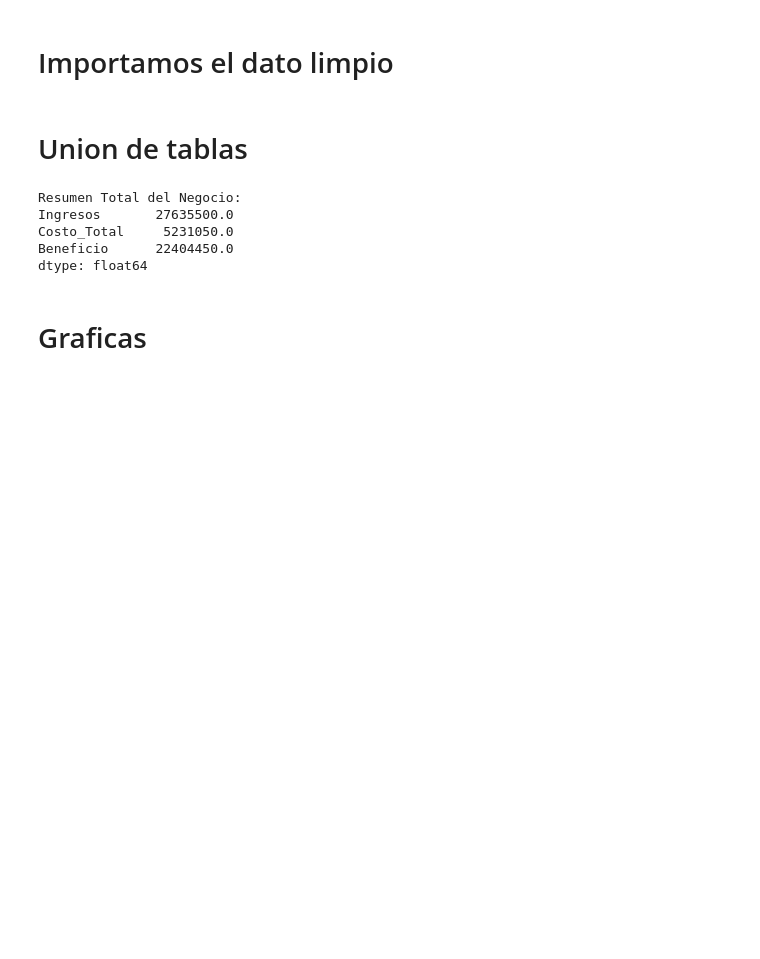
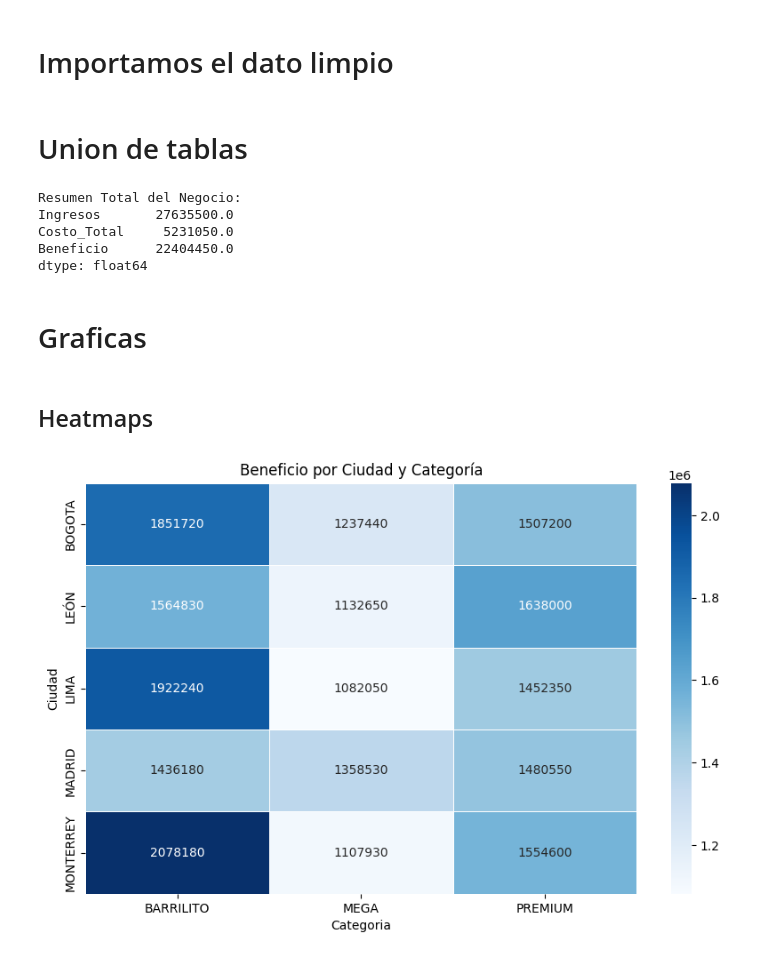
Before and after one commit to Vikorimperator/Retail_Modelo, a Jupyter notebook: 2.visualizacion _beneficios.ipynb, the cells around one changed output. Saved outputs shown, nothing was run; the diff lists cells and outputs as text; code cells hidden in the pictures; blank space fills up the shorter version.

```diff
--- a/2.visualizacion _beneficios.ipynb
+++ b/2.visualizacion _beneficios.ipynb
@@ -65,0 +57,13 @@ fig.show()
+# %% [markdown]
+## Heatmaps
+# %%
+# Beneficio por ciudad y categoria
+crear_heatmap_beneficio(
+    ventas_completa,
+    index="ciudad",
+    columns="categoria",
+    values="Beneficio",
+    titulo="Beneficio por Ciudad y Categoría"
+)
+# %% [output]
+[figure, added]
```
Also changed, not shown: parts of 29 cells of this notebook.
